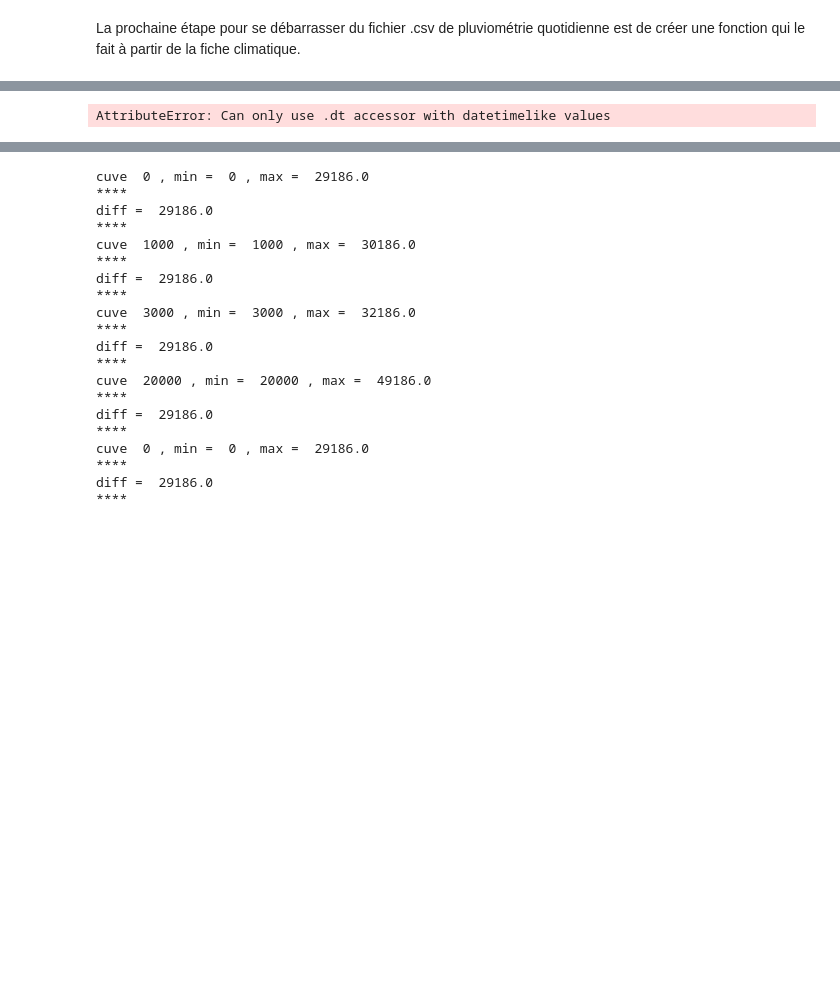
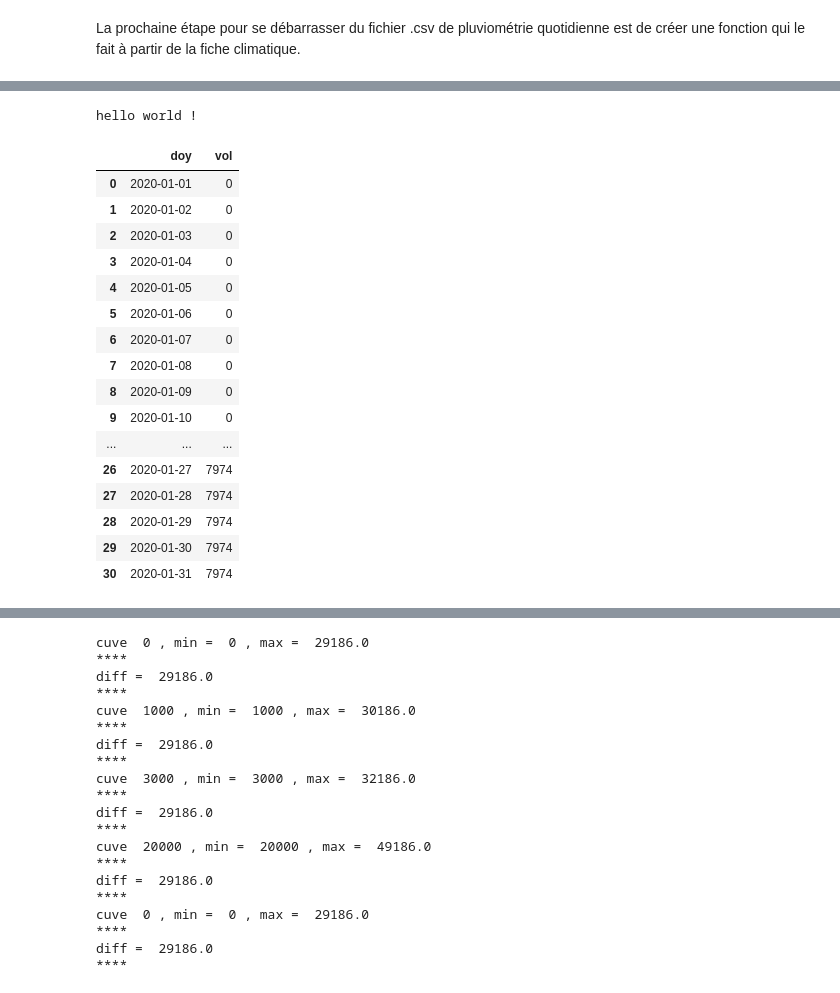
Before and after one commit to AugustinDura/recuperation_eau_pluie, a Jupyter notebook: notebooks/dimensionnement_cuve.ipynb, the cells around one changed output, grey strips where cells are left out. Cells and saved outputs as stored; diff of their text form; code cells hidden in the pictures; blank space fills up the shorter version.

```diff
--- a/notebooks/dimensionnement_cuve.ipynb
+++ b/notebooks/dimensionnement_cuve.ipynb
@@ -309,8 +306,0 @@ ImportError: attempted relative import with no known parent package
-# %%
-dcuve['doy'] = pd.to_datetime(dcuve['doy'], format="%m-%d")
-
-dcuve['doy'] = dcuve['doy'].dt.strftime('%m-%d')
-
-print(dcuve.loc[dcuve['doy'].dt.month == '01'])
-# %% [output]
-AttributeError: Can only use .dt accessor with datetimelike values
@@ -317,2 +313,30 @@ AttributeError: Can only use .dt accessor with datetimelike values
+# %%
+test_function(0)
+# %% [output]
+hello world !
+# %%
+# Pandas ne sait pas de quelle année on parle, il ne va pas l'inventer... (année bissextile?)
+dcuve['doy'] = pd.to_datetime(dcuve['doy'].apply(lambda d: f"2020-{d}"))
+# %%
+# dt.month est un entier
+dcuve.loc[dcuve['doy'].dt.month == 1]
+# %% [output]
+|  | doy | vol |
+| 0 | 2020-01-01 | 0 |
+| 1 | 2020-01-02 | 0 |
+| 2 | 2020-01-03 | 0 |
+| 3 | 2020-01-04 | 0 |
+| 4 | 2020-01-05 | 0 |
+| 5 | 2020-01-06 | 0 |
+| 6 | 2020-01-07 | 0 |
+| 7 | 2020-01-08 | 0 |
+| 8 | 2020-01-09 | 0 |
+| 9 | 2020-01-10 | 0 |
+| ... | ... | ... |
+| 26 | 2020-01-27 | 7974 |
+| 27 | 2020-01-28 | 7974 |
+| 28 | 2020-01-29 | 7974 |
+| 29 | 2020-01-30 | 7974 |
+| 30 | 2020-01-31 | 7974 |
 # %%
 pluvio = [[], []]
```
Also changed, not shown: parts of 8 cells of this notebook, 5 other files.
